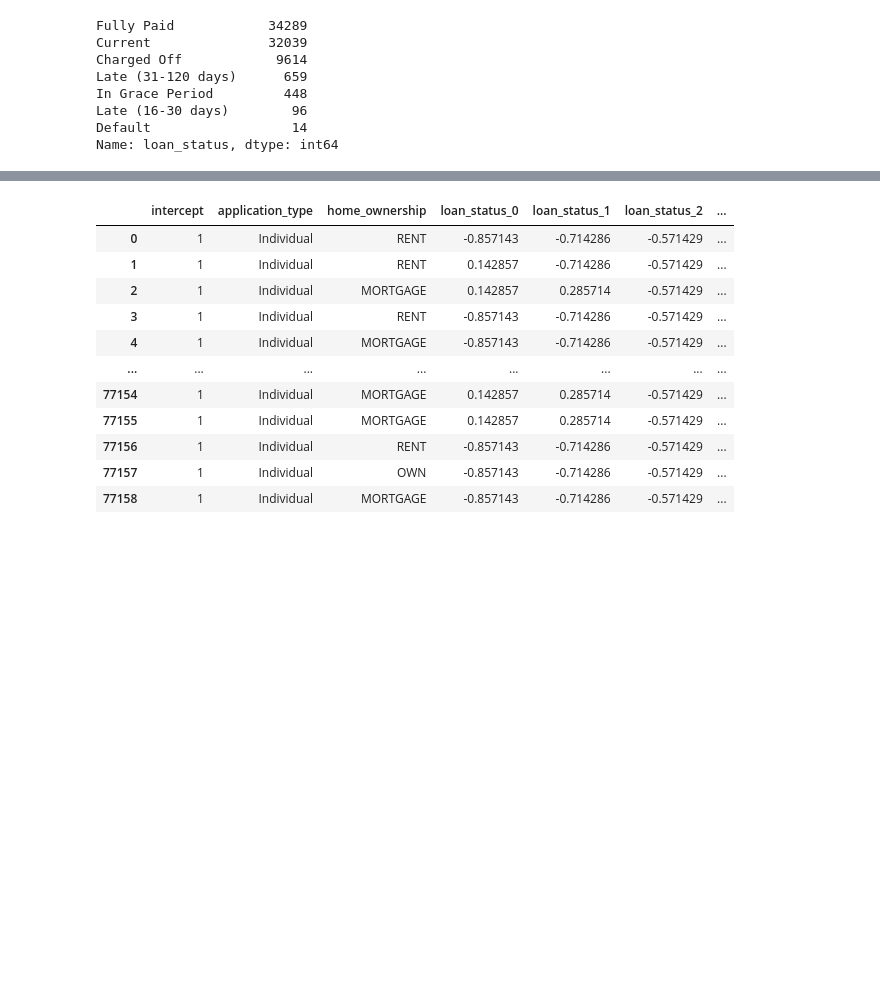
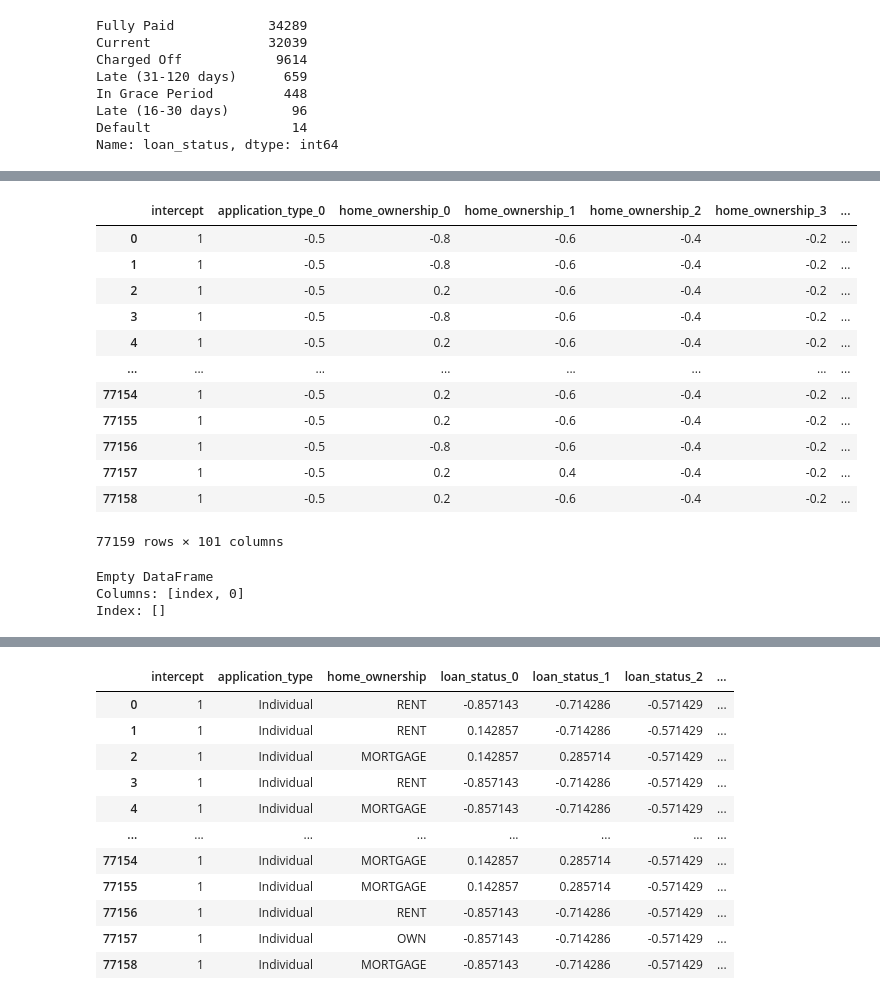
Before and after one commit to benafshapostwala/Data_Mining_CW, a Jupyter notebook: Data_Mining_CW2.ipynb, the cells around one changed output, grey strips where cells are left out. Cells and saved outputs as stored; diff of their text form; code cells hidden in the pictures; blank space fills up the shorter version.

```diff
--- a/Data_Mining_CW2.ipynb
+++ b/Data_Mining_CW2.ipynb
@@ -212,0 +314,10 @@ lending_data
+# %%
+encoder=ce.HashingEncoder(cols='hardship_flag',n_components=3)
+lending_data = encoder.fit_transform(lending_data)
+# %%
+#encoder=ce.HashingEncoder(cols='home_ownership',n_components=6)
+#lending_data = encoder.fit_transform(lending_data)
+
+#Create object for binary encoding
+encoder= ce.BinaryEncoder(cols=['home_ownership'],return_df=True)
+lending_data=encoder.fit_transform(lending_data)
@@ -212,0 +334,6 @@ lending_data
+# %%
+#encoder=ce.HashingEncoder(cols='purpose',n_components=13)
+#lending_data = encoder.fit_transform(lending_data)
+
+encoder= ce.BinaryEncoder(cols=['purpose'],return_df=True)
+lending_data=encoder.fit_transform(lending_data)
@@ -212,0 +348,18 @@ lending_data
+# %%
+#lending_data['grade'].map({'A':0,'B':1,'C':2,'D':3,'E':4,'F':5,'G':6})
+lending_data["grade"].replace({'A':0,'B':1,'C':2,'D':3,'E':4,'F':5,'G':6}, inplace=True)
+lending_data
+# %% [output]
+|  | intercept | application_type_0 | home_ownership_0 | home_ownership_1 | home_ownership_2 | home_ownership_3 | ... |
+| 0 | 1 | -0.5 | -0.8 | -0.6 | -0.4 | -0.2 | ... |
+| 1 | 1 | -0.5 | -0.8 | -0.6 | -0.4 | -0.2 | ... |
+| 2 | 1 | -0.5 | 0.2 | -0.6 | -0.4 | -0.2 | ... |
+| 3 | 1 | -0.5 | -0.8 | -0.6 | -0.4 | -0.2 | ... |
+| 4 | 1 | -0.5 | 0.2 | -0.6 | -0.4 | -0.2 | ... |
+| ... | ... | ... | ... | ... | ... | ... | ... |
+| 77154 | 1 | -0.5 | 0.2 | -0.6 | -0.4 | -0.2 | ... |
+| 77155 | 1 | -0.5 | 0.2 | -0.6 | -0.4 | -0.2 | ... |
+| 77156 | 1 | -0.5 | -0.8 | -0.6 | -0.4 | -0.2 | ... |
+| 77157 | 1 | -0.5 | 0.2 | 0.4 | -0.4 | -0.2 | ... |
+| 77158 | 1 | -0.5 | 0.2 | -0.6 | -0.4 | -0.2 | ... |
+77159 rows × 101 columns
@@ -212,0 +369,13 @@ lending_data
+# %%
+#dropping all rows with nan values results in a massive data loss
+#new_df=lending_data.dropna()
+#finding the number of null values for each variable or column
+nul_vals_1=lending_data.isnull().sum()
+nul_vals_1=nul_vals_1.reset_index()
+#Checking which variables have more than 1 missing values
+high_nul_vals_1=nul_vals_1[nul_vals_1[0] >= 1]
+print(high_nul_vals_1)
+# %% [output]
+Empty DataFrame
+Columns: [index, 0]
+Index: []
```
Also changed, not shown: parts of 26 cells of this notebook.
